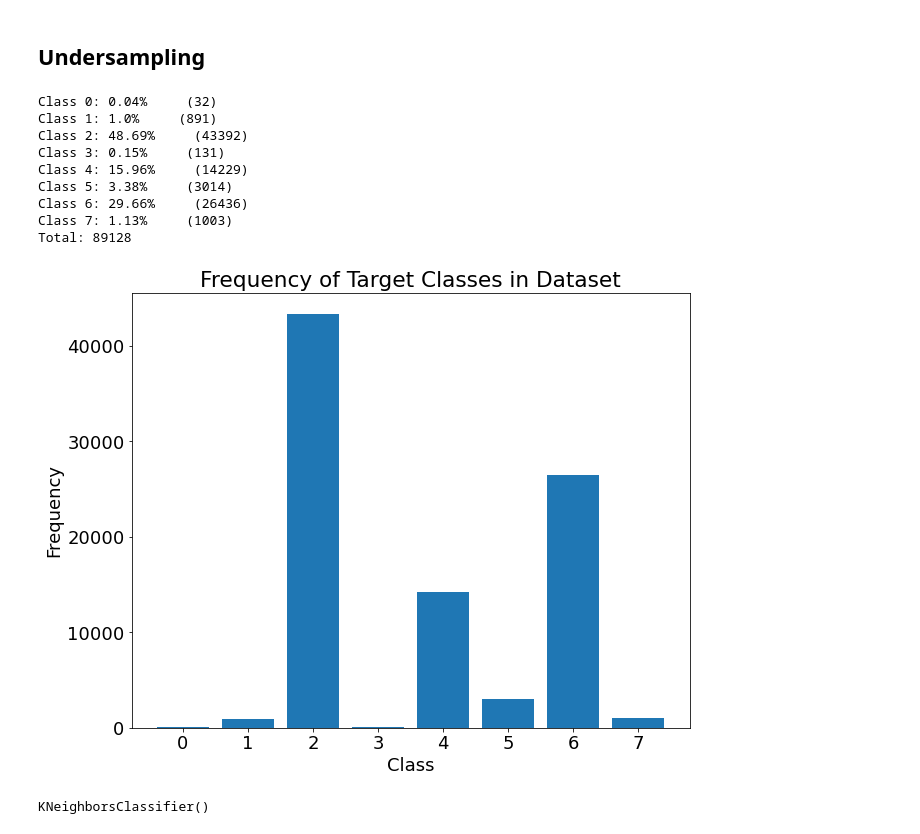
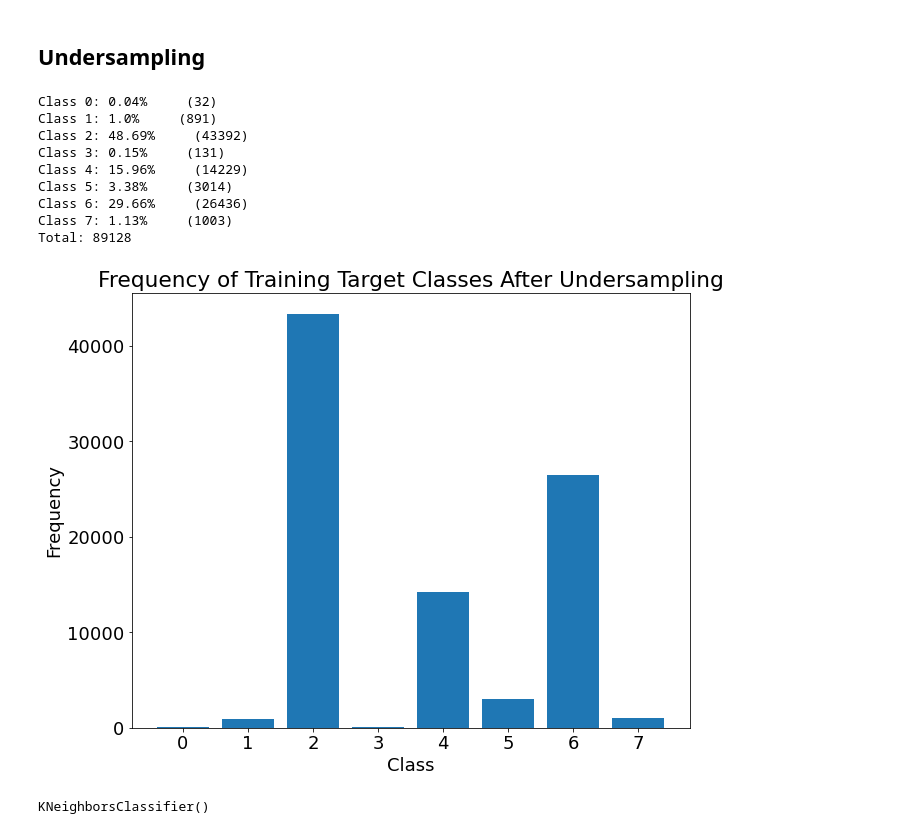
Before and after one commit to MQumairi/intro_to_ai_coursework, a Jupyter notebook: src/K Nearest Neighbor.ipynb, the cells around one changed output. Cells and saved outputs as stored; diff of their text form; code cells hidden in the pictures.

```diff
--- a/src/K Nearest Neighbor.ipynb
+++ b/src/K Nearest Neighbor.ipynb
@@ -485,18 +482,18 @@ MCC (Test): 0.06415642837949813
 ## Undersampling
 # %%
 X_under, y_under= usm.under_sample(X_train, y_train, majority_multiplier=0.5)
-usm.display_frequencies(y_under)
+usm.display_frequencies(y_under, title="Frequency of Training Target Classes After Undersampling")
 # %% [output]
 Class 0: 0.04%     (32)
 Class 1: 1.0%     (891)
 Class 2: 48.69%     (43392)
 Class 3: 0.15%     (131)
 Class 4: 15.96%     (14229)
 Class 5: 3.38%     (3014)
 Class 6: 29.66%     (26436)
 Class 7: 1.13%     (1003)
 Total: 89128
-[figure, old version]
+[figure, new version]
 # %%
 knn_smote_under_sample = KNeighborsClassifier()
 knn_smote_under_sample.fit(X_under, y_under)
```
Also changed, not shown: parts of 14 cells of this notebook, 10 other files.
